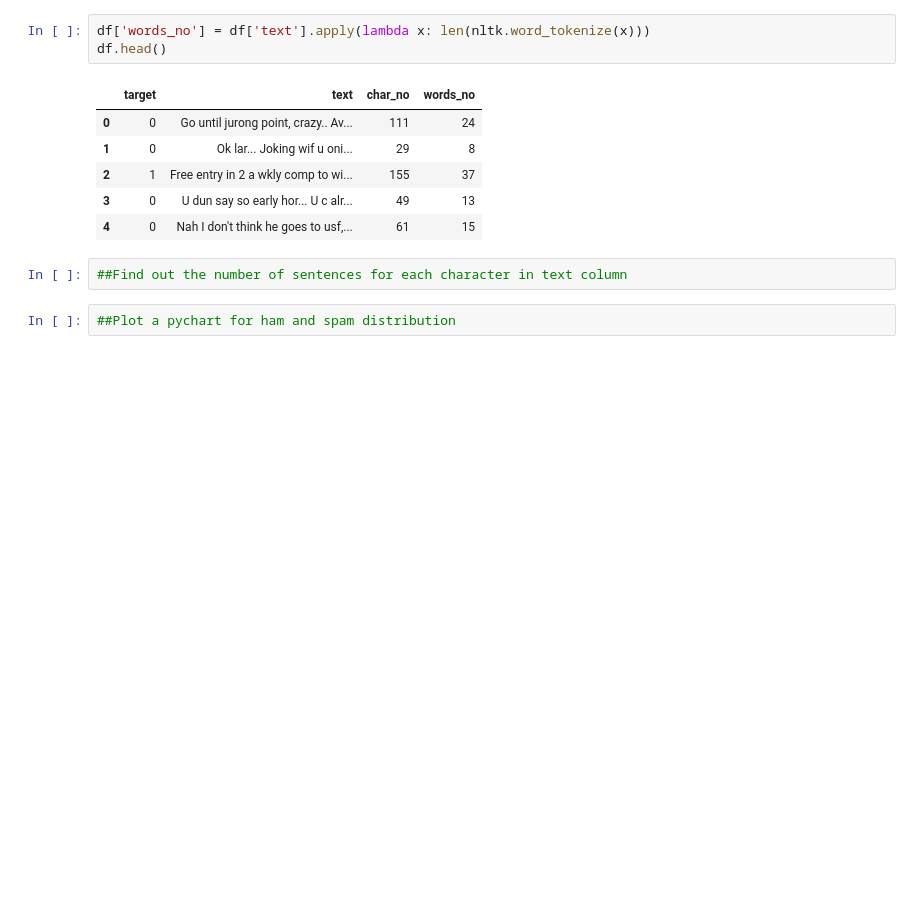
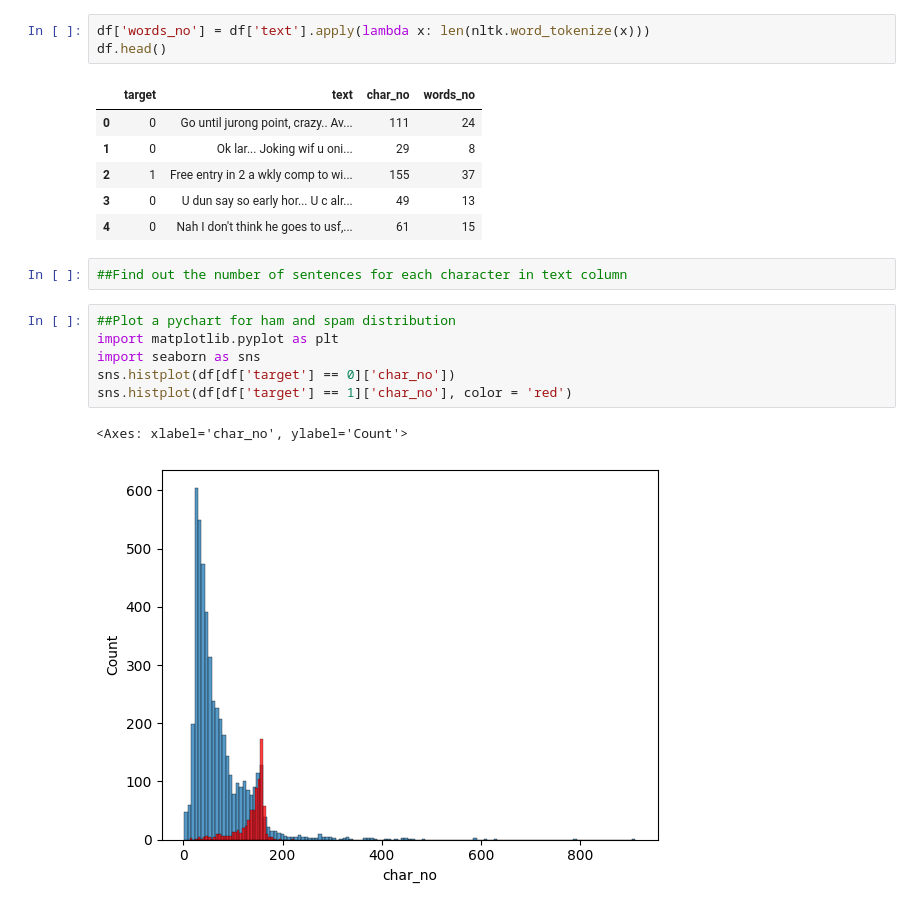
Before and after one commit to SankarshanKar/SEM6, a Jupyter notebook: NLP/NLP_MAR21/NLP_March_21.ipynb, the cells around one changed output. Saved outputs shown, nothing was run; the diff lists cells and outputs as text; blank space fills up the shorter version.

```diff
--- a/NLP/NLP_MAR21/NLP_March_21.ipynb
+++ b/NLP/NLP_MAR21/NLP_March_21.ipynb
@@ -153,5 +153,12 @@ df.head()
 | 4 | 0 | Nah I don't think he goes to usf,... | 61 | 15 |
 # %%
 ##Find out the number of sentences for each character in text column
-# %%
-##Plot a pychart for ham and spam distribution
+# %%
+##Plot a pychart for ham and spam distribution
+import matplotlib.pyplot as plt
+import seaborn as sns
+sns.histplot(df[df['target'] == 0]['char_no'])
+sns.histplot(df[df['target'] == 1]['char_no'], color = 'red')
+# %% [output]
+<Axes: xlabel='char_no', ylabel='Count'>
+[figure, added]
```
Also changed, not shown: parts of 9 cells of this notebook.
